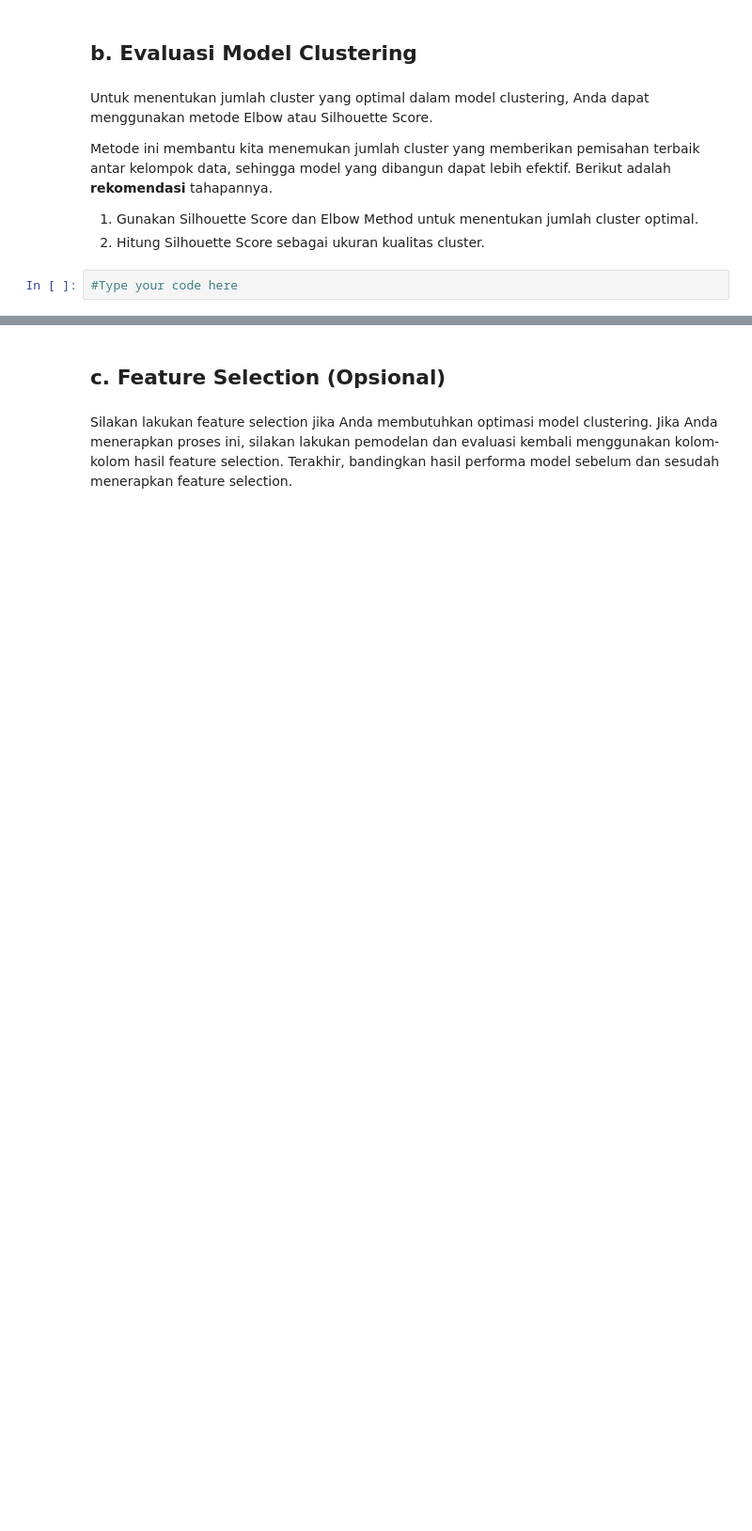
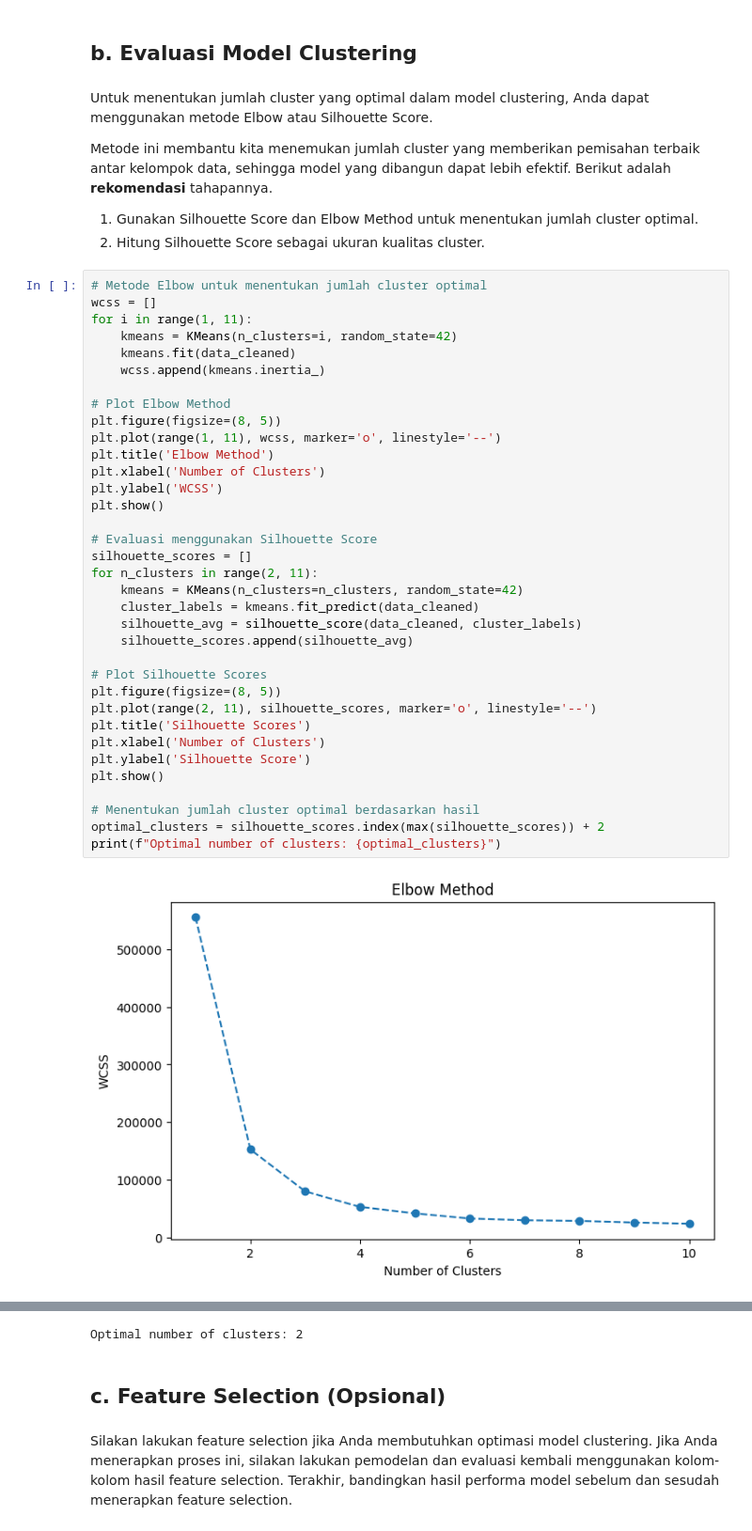
Before and after one commit to rizalgianf/Proyek-ML-Clustering_Klasifikasi, a Jupyter notebook: [Clustering]_Submission_Akhir_BMLP_Rizal.ipynb, the cells around one changed output, grey strips where cells are left out. Shown: that part at 94% size. Drawn from its saved outputs; the diff is of its cells as text; blank space fills up the shorter version.

```diff
--- a/[Clustering]_Submission_Akhir_BMLP_Rizal.ipynb
+++ b/[Clustering]_Submission_Akhir_BMLP_Rizal.ipynb
@@ -272,5 +345,40 @@ Untuk menentukan jumlah cluster yang optimal dalam model clustering, Anda dapat
 Metode ini membantu kita menemukan jumlah cluster yang memberikan pemisahan terbaik antar kelompok data, sehingga model yang dibangun dapat lebih efektif. Berikut adalah **rekomendasi** tahapannya.
 1. Gunakan Silhouette Score dan Elbow Method untuk menentukan jumlah cluster optimal.
 2. Hitung Silhouette Score sebagai ukuran kualitas cluster.
-# %%
-#Type your code here
+# %%
+# Metode Elbow untuk menentukan jumlah cluster optimal
+wcss = []
+for i in range(1, 11):
+    kmeans = KMeans(n_clusters=i, random_state=42)
+    kmeans.fit(data_cleaned)
+    wcss.append(kmeans.inertia_)
+
+# Plot Elbow Method
+plt.figure(figsize=(8, 5))
+plt.plot(range(1, 11), wcss, marker='o', linestyle='--')
+plt.title('Elbow Method')
+plt.xlabel('Number of Clusters')
+plt.ylabel('WCSS')
+plt.show()
+
+# Evaluasi menggunakan Silhouette Score
+silhouette_scores = []
+for n_clusters in range(2, 11):
+    kmeans = KMeans(n_clusters=n_clusters, random_state=42)
+    cluster_labels = kmeans.fit_predict(data_cleaned)
+    silhouette_avg = silhouette_score(data_cleaned, cluster_labels)
+    silhouette_scores.append(silhouette_avg)
+
+# Plot Silhouette Scores
+plt.figure(figsize=(8, 5))
+plt.plot(range(2, 11), silhouette_scores, marker='o', linestyle='--')
+plt.title('Silhouette Scores')
+plt.xlabel('Number of Clusters')
+plt.ylabel('Silhouette Score')
+plt.show()
+
+# Menentukan jumlah cluster optimal berdasarkan hasil
+optimal_clusters = silhouette_scores.index(max(silhouette_scores)) + 2
+print(f"Optimal number of clusters: {optimal_clusters}")
+# %% [output]
+[figure, added]
@@ -277,3 +386,4 @@ Metode ini membantu kita menemukan jumlah cluster yang memberikan pemisahan terb
+Optimal number of clusters: 2
 # %% [markdown]
 ## **c. Feature Selection (Opsional)**
 # %% [markdown]
```
Also changed, not shown: parts of 17 cells of this notebook, 1 other file.
